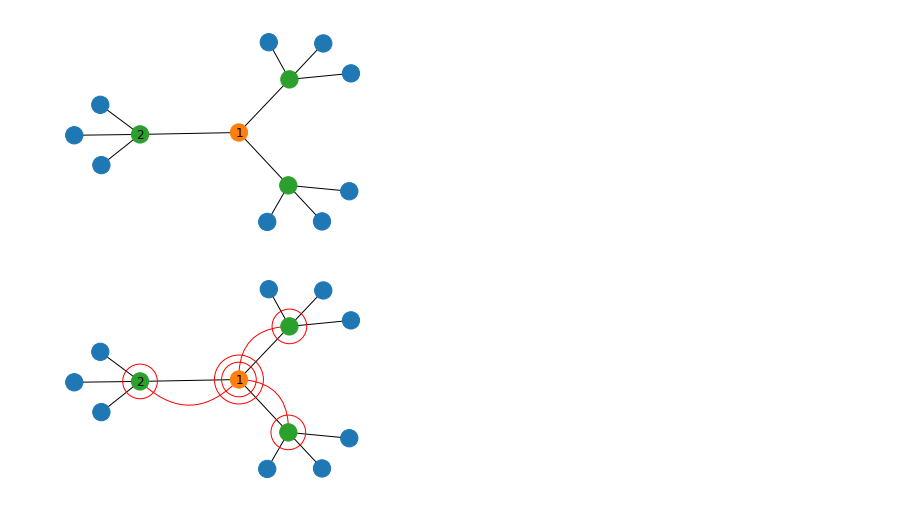
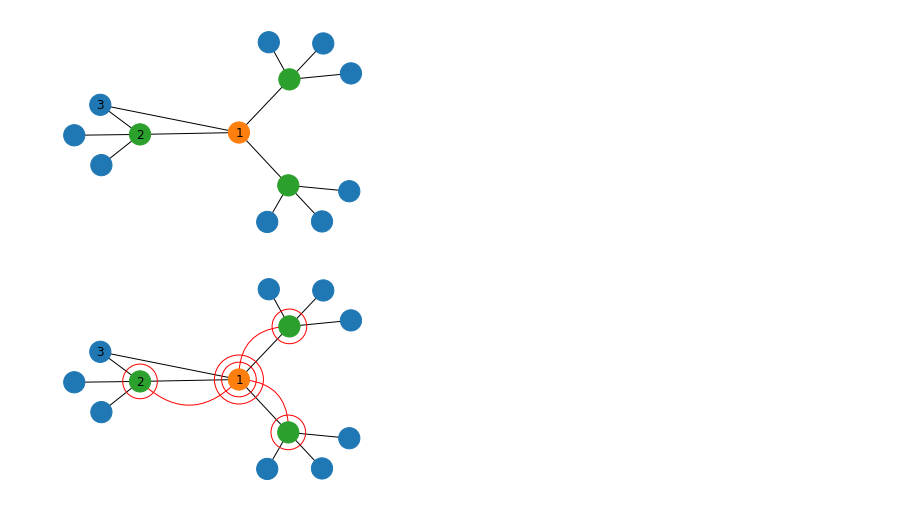
Before and after one commit to yiruiliu110/eegnn, a Jupyter notebook: plots/plot1.ipybn.ipynb, the cells around one changed output. Cells and saved outputs as stored; diff of their text form; code cells hidden in the pictures.

```diff
--- a/plots/plot1.ipybn.ipynb
+++ b/plots/plot1.ipybn.ipynb
@@ -23,37 +23,40 @@ for i in range(1, 4):
     for j in range(1, 4):
         G.add_node("PC_" + str(i) + "_" + str(j), node_color=images["PC"])
 
 G.add_edge("router", "switch_1")
 G.add_edge("router", "switch_2")
 G.add_edge("router", "switch_3")
 for u in range(1, 4):
     for v in range(1, 4):
         G.add_edge("switch_" + str(u), "PC_" + str(u) + "_" + str(v))
 
+
+
 # Get a reproducible layout and create figure
 pos = nx.spring_layout(G, seed=1734289230)
 fig, ax = plt.subplots()
 
 
 color_list = ["tab:orange",
              "tab:green", "tab:blue", "tab:blue", "tab:blue",
               "tab:green", "tab:blue", "tab:blue", "tab:blue",
              "tab:green", "tab:blue", "tab:blue", "tab:blue",]
 
 # some math labels
 labels = {key:'' for key in G.nodes}
 labels['router'] = r"$1$"
 labels['switch_2'] = r"$2$"
+labels['PC_2_3'] = r"$3$"
+G.add_edge("router", "PC_2_3")
+nx.draw_networkx(G, pos, with_labels=False,  node_color=color_list, node_size=450)
 
+nx.draw_networkx_labels(G, pos, labels, )
 
-nx.draw_networkx(G, pos, with_labels=False,  node_color=color_list, )
-
-nx.draw_networkx_labels(G, pos, labels,   )
 plt.box(False)
 plt.savefig("output0.jpg")
 plt.show()
 # %% [output]
-[figure, old version]
+[figure, new version]
 # %%
 import matplotlib.pyplot as plt
 import networkx as nx
@@ -101,9 +104,10 @@ color_list = ["tab:orange",
 labels = {key:'' for key in G.nodes}
 labels['router'] = r"$1$"
 labels['switch_2'] = r"$2$"
+labels['PC_2_3'] = r"$3$"
+G.add_edge("router", "PC_2_3")
 
-
-nx.draw_networkx_nodes(G, pos, node_color=color_list, )
+nx.draw_networkx_nodes(G, pos, node_color=color_list, node_size=450)
 
 nx.draw_networkx_labels(G, pos, labels,   )
 nx.draw_networkx_edges(G, pos, G.edges, arrows=False, )
@@ -136,4 +140,4 @@ plt.box(False)
 plt.savefig("output1.jpg")
 plt.show()
 # %% [output]
-[figure, old version]
+[figure, new version]
```
